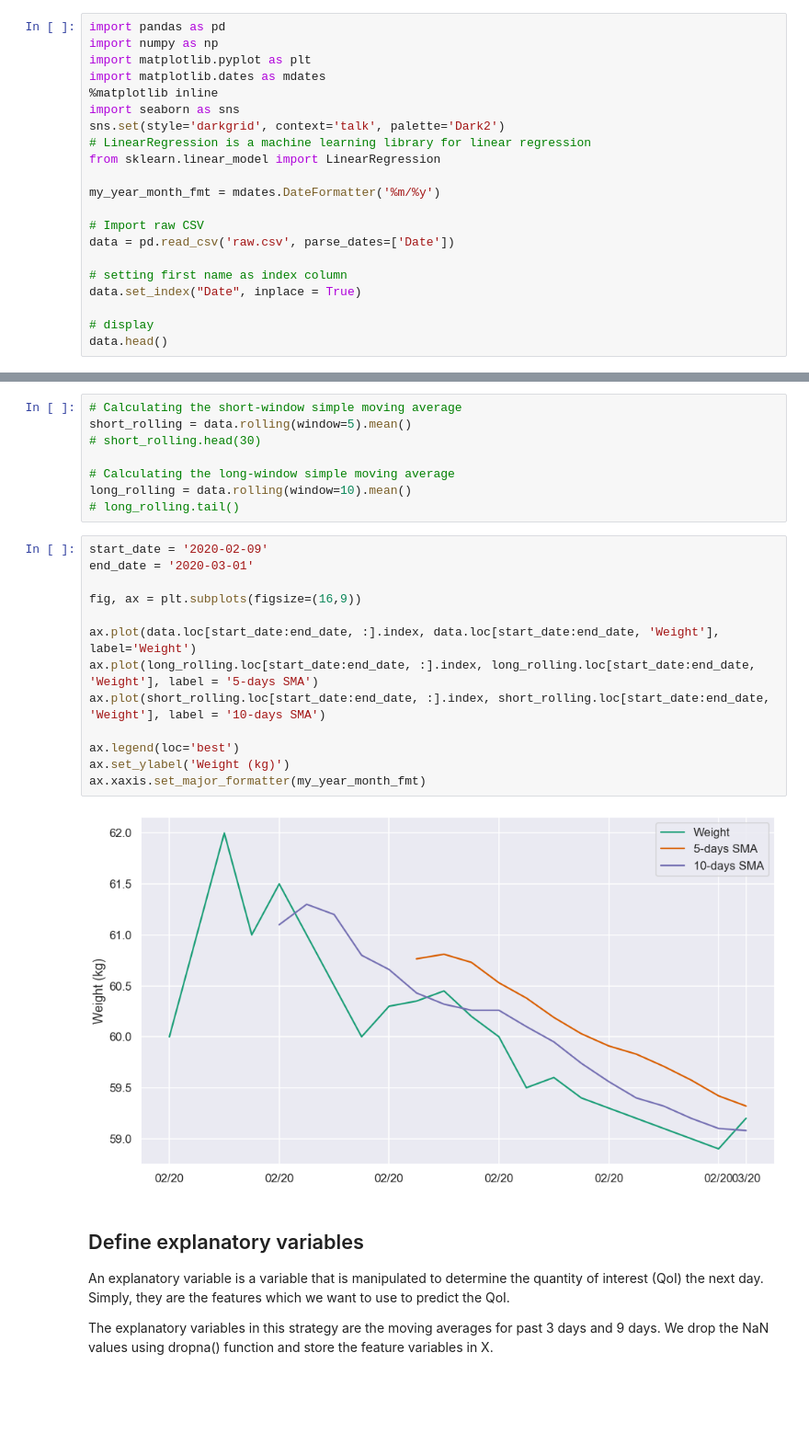
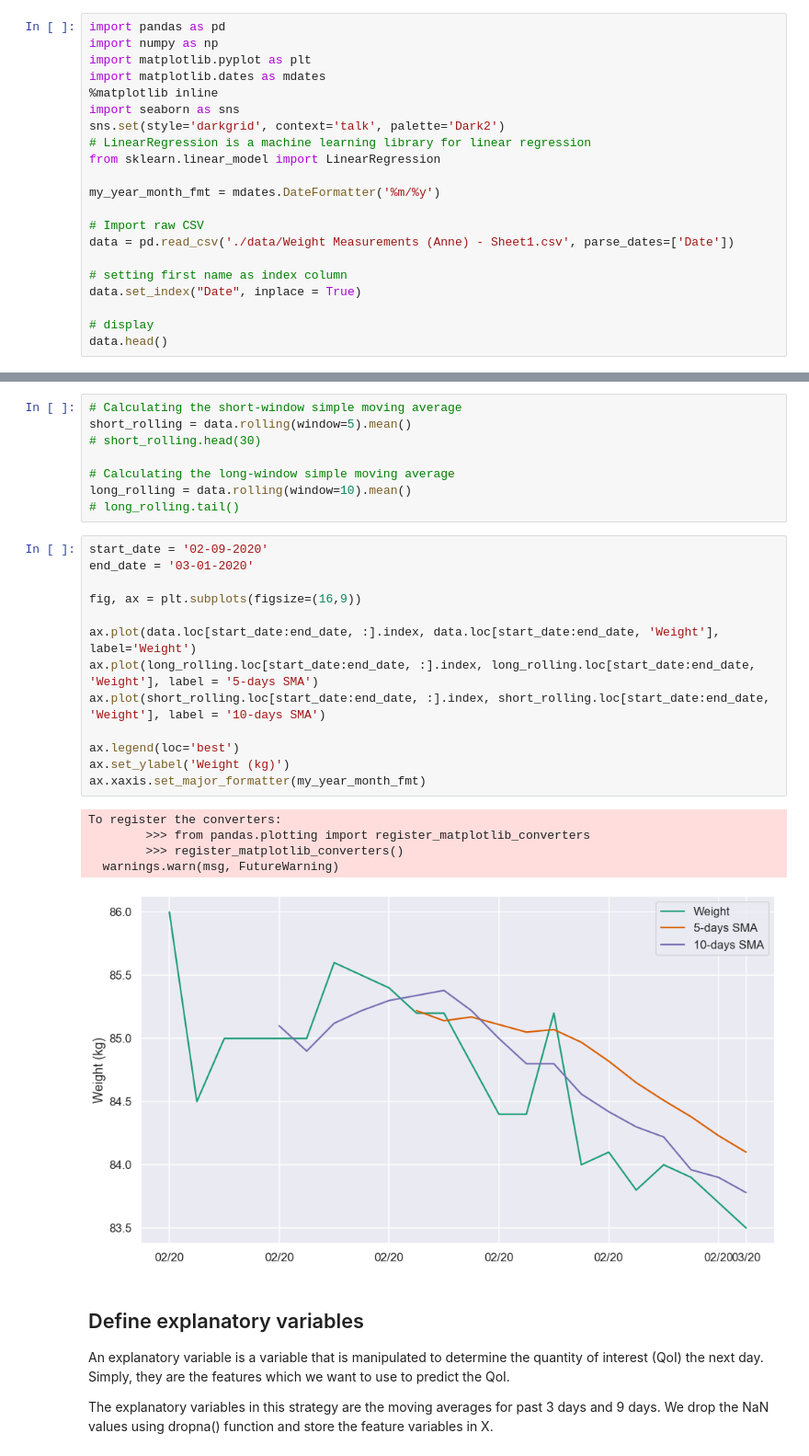
Before and after one commit to kapusuzoglu/Personal-weight-predictions-using-machine-learning, a Jupyter notebook: Weight loss predictions.ipynb, the cells around one changed output, grey strips where cells are left out. Shown: that part at 92% size. Drawn from its saved outputs; the diff is of its cells as text; blank space fills up the shorter version.

Commit message:
data included and first month observed

```diff
--- a/Weight loss predictions.ipynb
+++ b/Weight loss predictions.ipynb
@@ -12,7 +12,7 @@ from sklearn.linear_model import LinearRegression
 my_year_month_fmt = mdates.DateFormatter('%m/%y')
 
 # Import raw CSV
-data = pd.read_csv('raw.csv', parse_dates=['Date'])
+data = pd.read_csv('./data/Weight Measurements (Anne) - Sheet1.csv', parse_dates=['Date'])
 
 # setting first name as index column
 data.set_index("Date", inplace = True)
@@ -36,20 +46,24 @@ short_rolling = data.rolling(window=5).mean()
 long_rolling = data.rolling(window=10).mean()
 # long_rolling.tail()
 # %%
-start_date = '2020-02-09'
-end_date = '2020-03-01'
+start_date = '02-09-2020'
+end_date = '03-01-2020'
 
 fig, ax = plt.subplots(figsize=(16,9))
 
 ax.plot(data.loc[start_date:end_date, :].index, data.loc[start_date:end_date, 'Weight'], label='Weight')
 ax.plot(long_rolling.loc[start_date:end_date, :].index, long_rolling.loc[start_date:end_date, 'Weight'], label = '5-days SMA')
 ax.plot(short_rolling.loc[start_date:end_date, :].index, short_rolling.loc[start_date:end_date, 'Weight'], label = '10-days SMA')
 
 ax.legend(loc='best')
 ax.set_ylabel('Weight (kg)')
 ax.xaxis.set_major_formatter(my_year_month_fmt)
 # %% [output]
+To register the converters:
+        >>> from pandas.plotting import register_matplotlib_converters
+        >>> register_matplotlib_converters()
+  warnings.warn(msg, FutureWarning)
-[figure, old version]
+[figure, new version]
 # %% [markdown]
 ## Define explanatory variables
 
```
Also changed, not shown: parts of 7 cells of this notebook, 1 other file.
